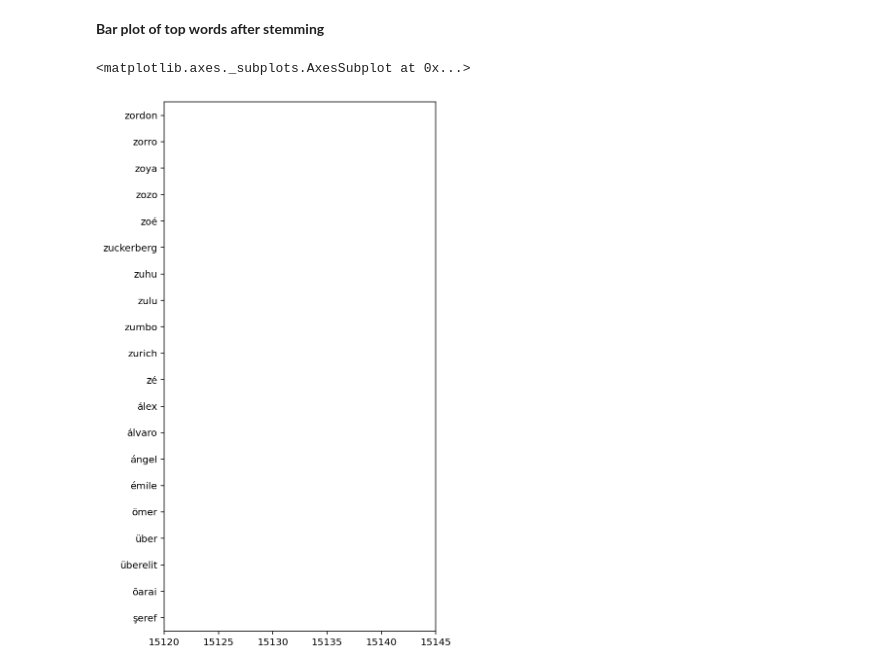
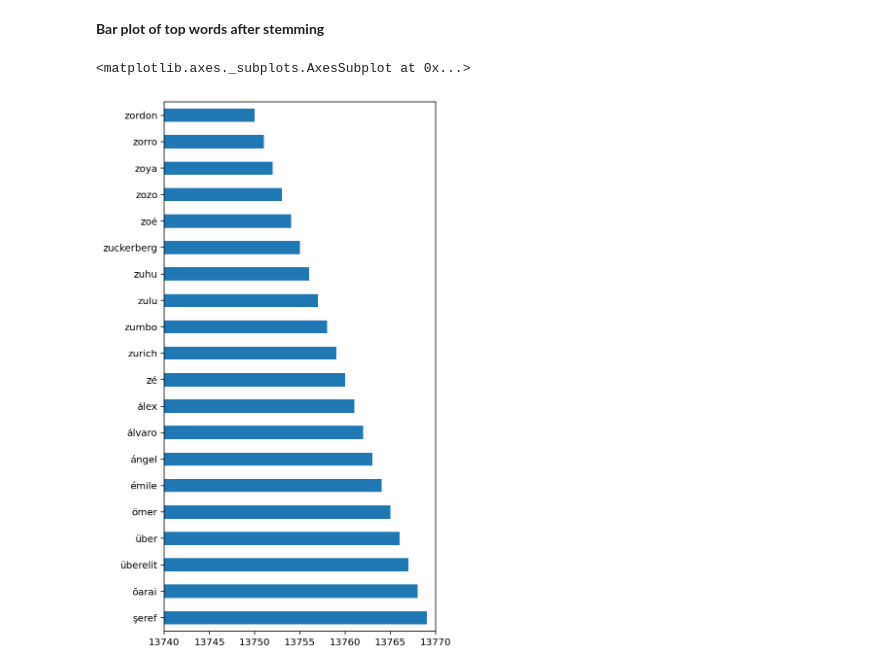
Before and after one commit to smkmohsin/NETFLIX-MOVIES-AND-TV-SHOWS-CLUSTERING, a Jupyter notebook: NETFLIX_MOVIES_AND_TV_SHOWS_CLUSTERING.ipynb, the cells around one changed output. Drawn from its saved outputs; the diff is of its cells as text; code cells hidden in the pictures.

```diff
--- a/NETFLIX_MOVIES_AND_TV_SHOWS_CLUSTERING.ipynb
+++ b/NETFLIX_MOVIES_AND_TV_SHOWS_CLUSTERING.ipynb
@@ -517,0 +505,3 @@ Name: description, dtype: object
+# %%
+description_data = description_data.apply(stopwords)
+description_data.head()
@@ -523,7 +520,7 @@ Name: description, dtype: object
 # create a count vectorizer object
 count_vectorizer = CountVectorizer()
 # fit the count vectorizer using the text data
-count_vectorizer.fit(dataset['description'])
+count_vectorizer.fit(description_data)
 # collect the vocabulary items used in the vectorizer
 dictionary = count_vectorizer.vocabulary_.items()
 # %% [markdown]
@@ -576,0 +564,3 @@ Name: description, dtype: object
+# %%
+description_data = description_data.apply(stemming)
+description_data.head()
@@ -583,7 +580,7 @@ Name: description, dtype: object
 tfid_vectorizer = TfidfVectorizer("english")
 
 # fit the vectorizer using the text data
-tfid_vectorizer.fit(dataset['description'])
+tfid_vectorizer.fit(description_data)
 
 # collect the vocabulary items used in the vectorizer
 dictionary = tfid_vectorizer.vocabulary_.items()
@@ -592,18 +589,18 @@ dictionary = tfid_vectorizer.vocabulary_.items()
 # %%
 # lists to store the vocab and counts
 vocab = []
 count = []
 # iterate through each vocab and count append the value to designated lists
 for key, value in dictionary:
     vocab.append(key)
     count.append(value)
 # store the count in panadas dataframe with vocab as index
 vocab_after_stem = pd.Series(count, index=vocab)
 # sort the dataframe
 vocab_after_stem = vocab_after_stem.sort_values(ascending=False)
 # plot of the top vocab
 top_vacab = vocab_after_stem.head(20)
-top_vacab.plot(kind = 'barh', figsize=(5,10), xlim= (15120, 15145))
+top_vacab.plot(kind = 'barh', figsize=(5,10), xlim= (13740, 13770))
 # %% [output]
 <matplotlib.axes._subplots.AxesSubplot at 0x...>
-[figure, old version]
+[figure, new version]
```
Also changed, not shown: parts of 16 cells of this notebook.
